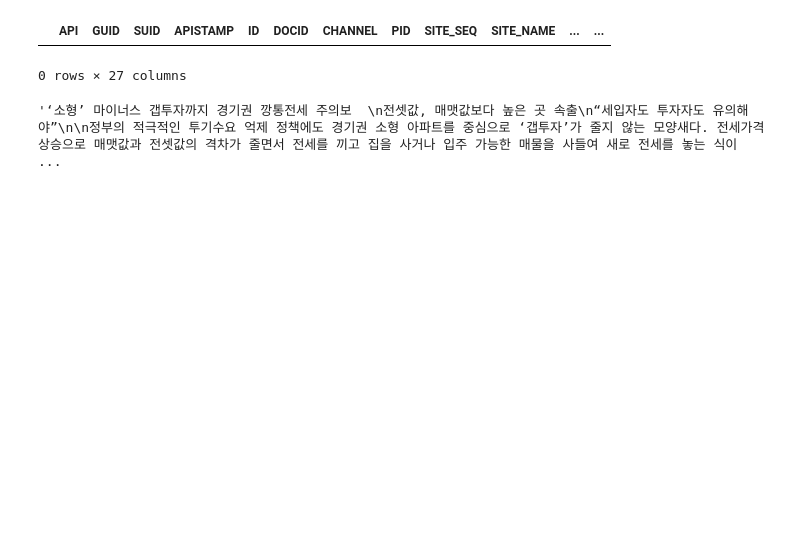
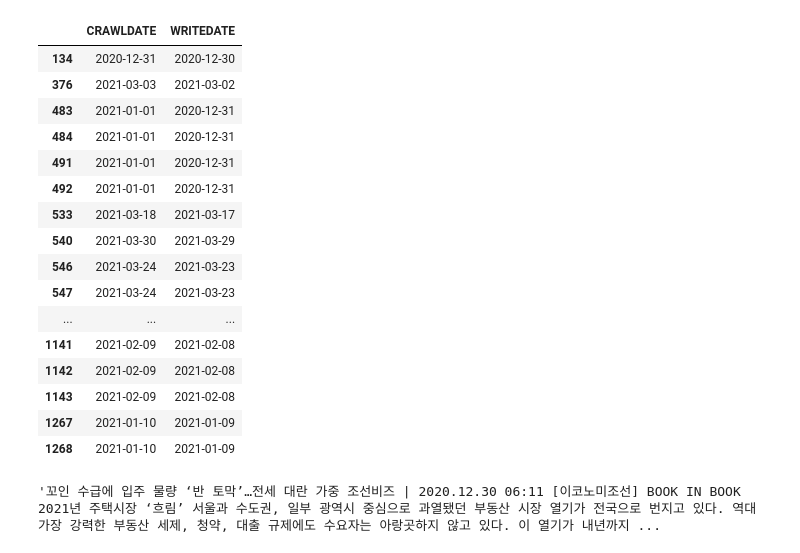
Before and after one commit to jiwookseo/natural_language_analysis, a Jupyter notebook: analyze_test.ipynb, the cells around one changed output. Cells and saved outputs as stored; diff of their text form; code cells hidden in the pictures; blank space fills up the shorter version.

```diff
--- a/analyze_test.ipynb
+++ b/analyze_test.ipynb
@@ -2,7 +2,7 @@
 from gcp_nlp import Tda
 # %%
 import pandas as pd
-df = pd.read_json('results-20210401-165016.json')
-df.head(1)
+df = pd.read_json('~/Desktop/results-20210402-135602.json')
+df
 # %% [output]
 |  | API | GUID | SUID | APISTAMP | ID | DOCID | CHANNEL | PID | SITE_SEQ | SITE_NAME | ... | ... |
@@ -11,13 +21,31 @@ df.head(1)
 # %%
-df[df['CRAWLDATE']!=df['WRITEDATE']]
+df.loc[df['CRAWLDATE']!=df['WRITEDATE'], ['CRAWLDATE', 'WRITEDATE']]
 # %% [output]
-|  | API | GUID | SUID | APISTAMP | ID | DOCID | CHANNEL | PID | SITE_SEQ | SITE_NAME | ... | ... |
+|  | CRAWLDATE | WRITEDATE |
+| 134 | 2020-12-31 | 2020-12-30 |
+| 376 | 2021-03-03 | 2021-03-02 |
+| 483 | 2021-01-01 | 2020-12-31 |
+| 484 | 2021-01-01 | 2020-12-31 |
+| 491 | 2021-01-01 | 2020-12-31 |
+| 492 | 2021-01-01 | 2020-12-31 |
+| 533 | 2021-03-18 | 2021-03-17 |
+| 540 | 2021-03-30 | 2021-03-29 |
+| 546 | 2021-03-24 | 2021-03-23 |
+| 547 | 2021-03-24 | 2021-03-23 |
+| ... | ... | ... |
+| 1141 | 2021-02-09 | 2021-02-08 |
+| 1142 | 2021-02-09 | 2021-02-08 |
+| 1143 | 2021-02-09 | 2021-02-08 |
+| 1267 | 2021-01-10 | 2021-01-09 |
+| 1268 | 2021-01-10 | 2021-01-09 |
-0 rows × 27 columns
 # %%
-# df['CONTENT'] = df['CONTENT'].map(lambda x: x.replace('\n', ' '))
-df['CONTENT'][0]
+df['CONTENT'] = df['CONTENT'].map(lambda x: x.replace('\n', ' '))
+df['CONTENT'] = df['CONTENT'].map(lambda x: x.replace('\u200b', ' '))
+df['CONTENT'] = df['CONTENT'].map(lambda x: x.replace('   ', ' '))
+df['CONTENT'] = df['CONTENT'].map(lambda x: x.replace('  ', ' '))
+df['CONTENT'][1]
 # %% [output]
-'‘소형’ 마이너스 갭투자까지 경기권 깡통전세 주의보  \n전셋값, 매맷값보다 높은 곳 속출\n“세입자도 투자자도 유의해야”\n\n정부의 적극적인 투기수요 억제 정책에도 경기권 소형 아파트를 중심으로 ‘갭투자’가 줄지 않는 모양새다. 전세가격 상승으로 매맷값과 전셋값의 격차가 줄면서 전세를 끼고 집을 사거나 입주 가능한 매물을 사들여 새로 전세를 놓는 식이 ...
+'꼬인 수급에 입주 물량 ‘반 토막’…전세 대란 가중 조선비즈 | 2020.12.30 06:11 [이코노미조선] BOOK IN BOOK 2021년 주택시장 ‘흐림’ 서울과 수도권, 일부 광역시 중심으로 과열됐던 부동산 시장 열기가 전국으로 번지고 있다. 역대 가장 강력한 부동산 세제, 청약, 대출 규제에도 수요자는 아랑곳하지 않고 있다. 이 열기가 내년까지 ...
 # %%
 tda = Tda(df['CONTENT'][0])
 tda
```
Also changed, not shown: parts of 29 cells of this notebook.
